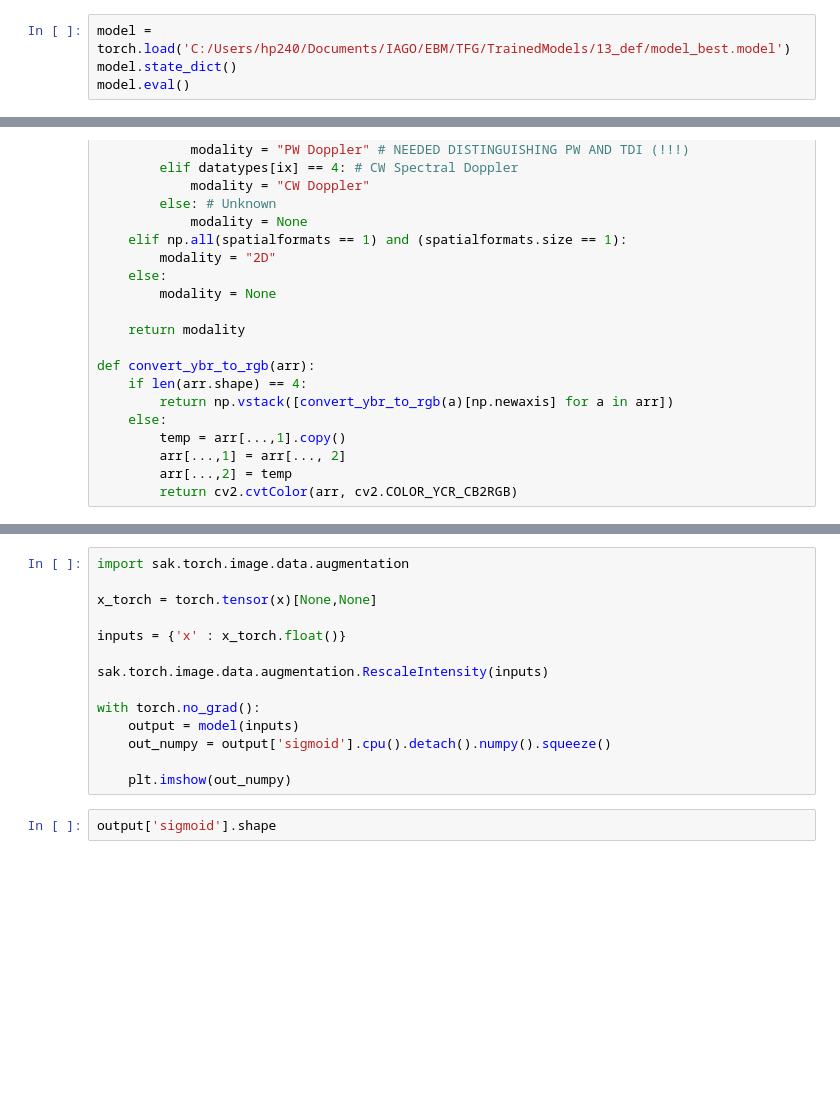
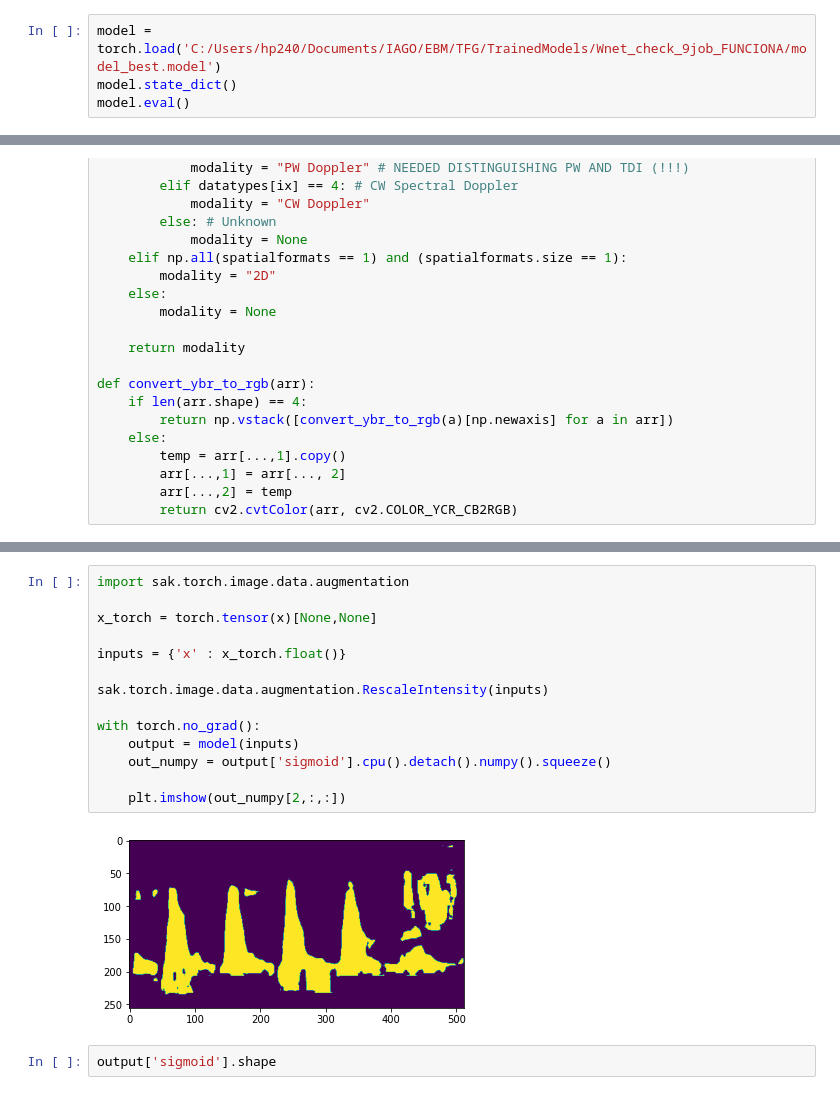
Before and after one commit to iago2900/DopplerSegmentation_iago, a Jupyter notebook: model loading and evaluation.ipynb, the cells around one changed output, grey strips where cells are left out. Cells and saved outputs as stored; diff of their text form; blank space fills up the shorter version.

```diff
--- a/model loading and evaluation.ipynb
+++ b/model loading and evaluation.ipynb
@@ -5,7 +5,7 @@ import pickle
 import cv2
 import sak.torch.image.data
 # %%
-model = torch.load('C:/Users/hp240/Documents/IAGO/EBM/TFG/TrainedModels/13_def/model_best.model')
+model = torch.load('C:/Users/hp240/Documents/IAGO/EBM/TFG/TrainedModels/Wnet_check_9job_FUNCIONA/model_best.model')
 model.state_dict()
 model.eval()
 # %% [output]
@@ -178,17 +178,19 @@ plt.imshow(x)
 # %%
 import sak.torch.image.data.augmentation
 
 x_torch = torch.tensor(x)[None,None]
 
 inputs = {'x' : x_torch.float()}
 
 sak.torch.image.data.augmentation.RescaleIntensity(inputs)
 
 with torch.no_grad():
     output = model(inputs)
     out_numpy = output['sigmoid'].cpu().detach().numpy().squeeze()
 
-    plt.imshow(out_numpy)
+    plt.imshow(out_numpy[2,:,:])
+# %% [output]
+[figure, added]
 # %%
 output['sigmoid'].shape
 # %%
```
Also changed, not shown: parts of 4 cells of this notebook, 2 other files.
